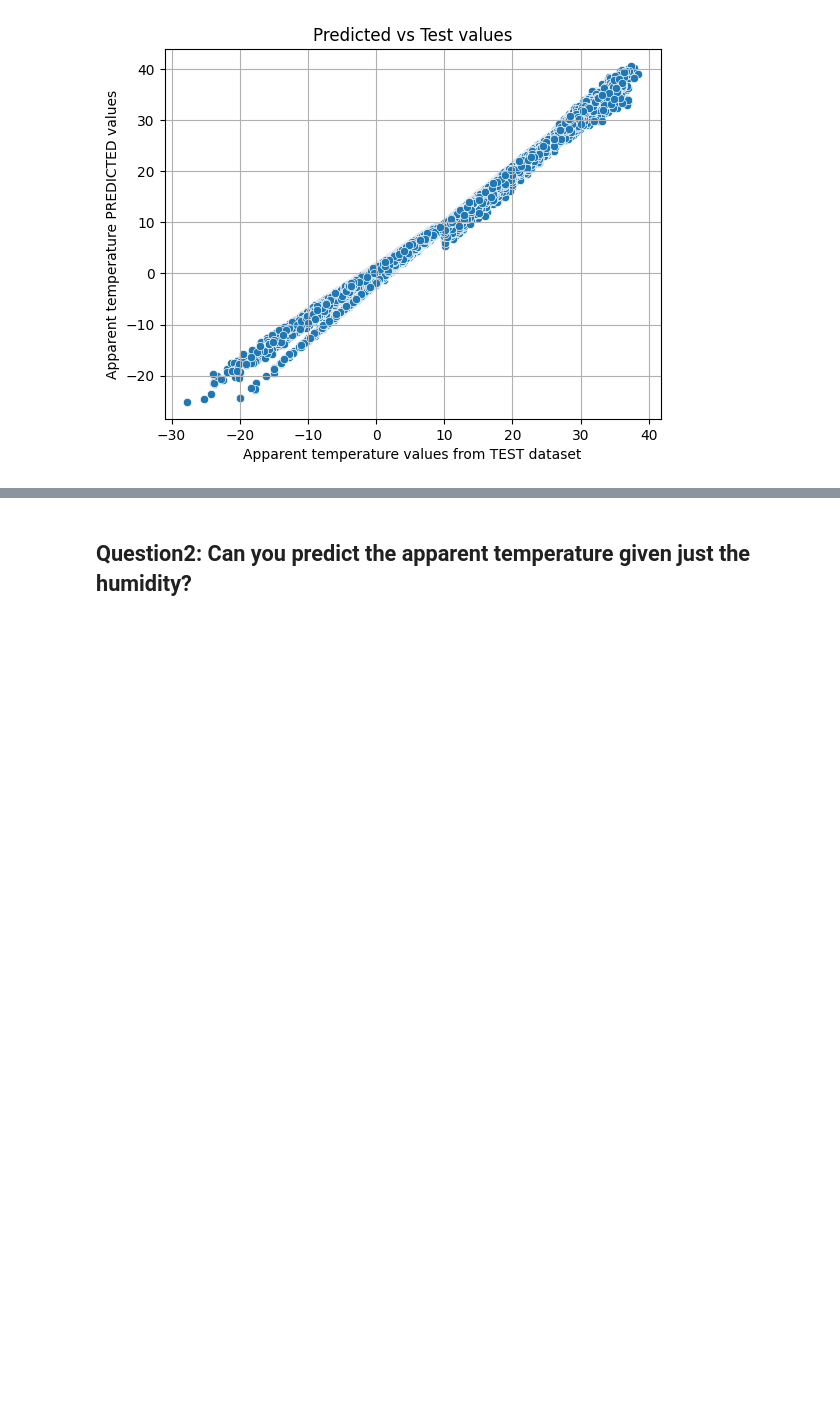
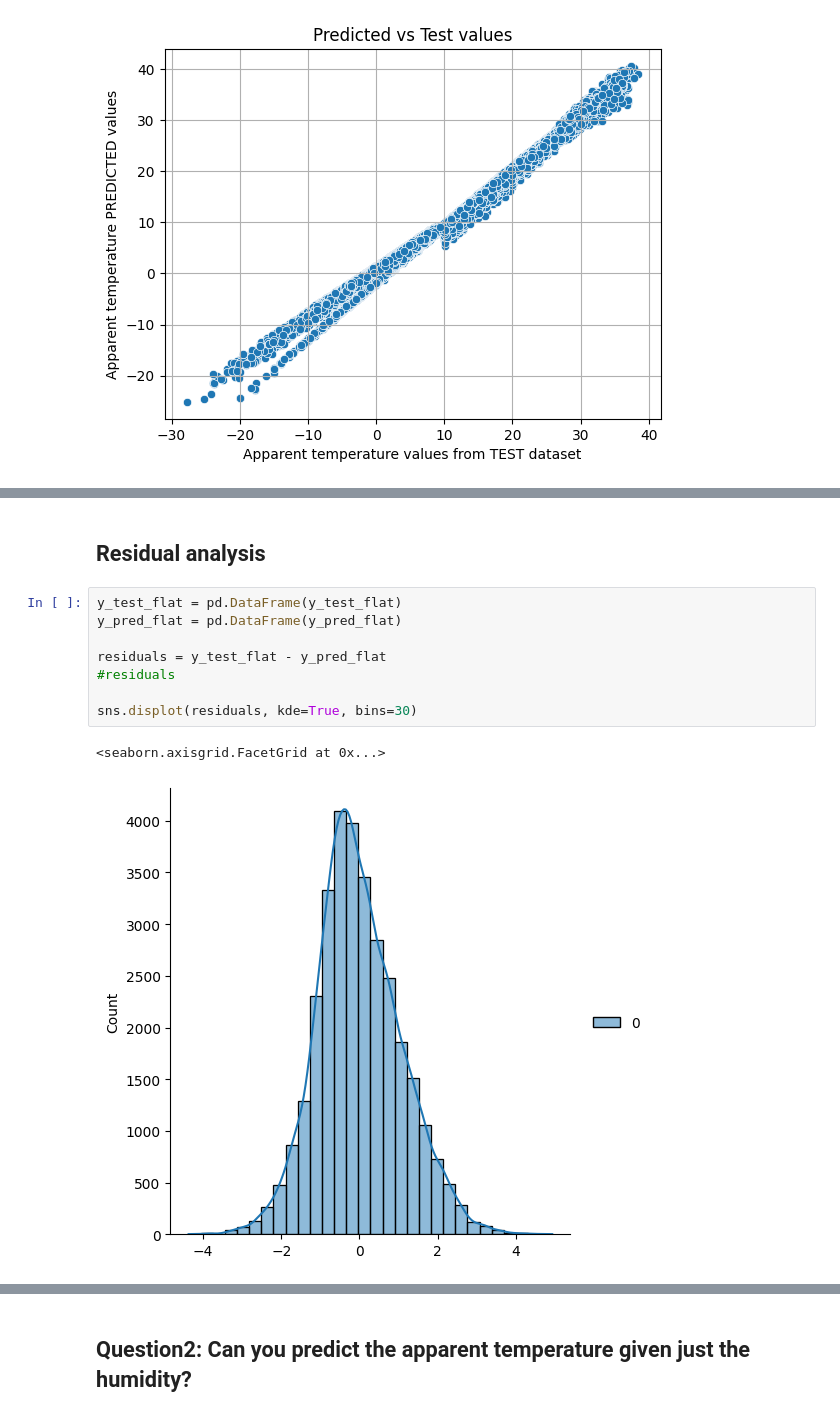
Before and after one commit to SampreetKishan/MachineLearing, a Jupyter notebook: LinearRegression/TemperaturePrediction/WeatherPredictor.ipynb, the cells around one changed output, grey strips where cells are left out. Drawn from its saved outputs; the diff is of its cells as text; blank space fills up the shorter version.

Commit message:
12th commit: Added MSE, MASs for both model and added residual analyses too

```diff
--- a/LinearRegression/TemperaturePrediction/WeatherPredictor.ipynb
+++ b/LinearRegression/TemperaturePrediction/WeatherPredictor.ipynb
@@ -160,0 +171,13 @@ plt.show()
+# %% [markdown]
+## Residual analysis
+# %%
+y_test_flat = pd.DataFrame(y_test_flat)
+y_pred_flat = pd.DataFrame(y_pred_flat)
+
+residuals = y_test_flat - y_pred_flat
+#residuals
+
+sns.displot(residuals, kde=True, bins=30)
+# %% [output]
+<seaborn.axisgrid.FacetGrid at 0x...>
+[figure, added]
```
Also changed, not shown: parts of 8 cells of this notebook.
